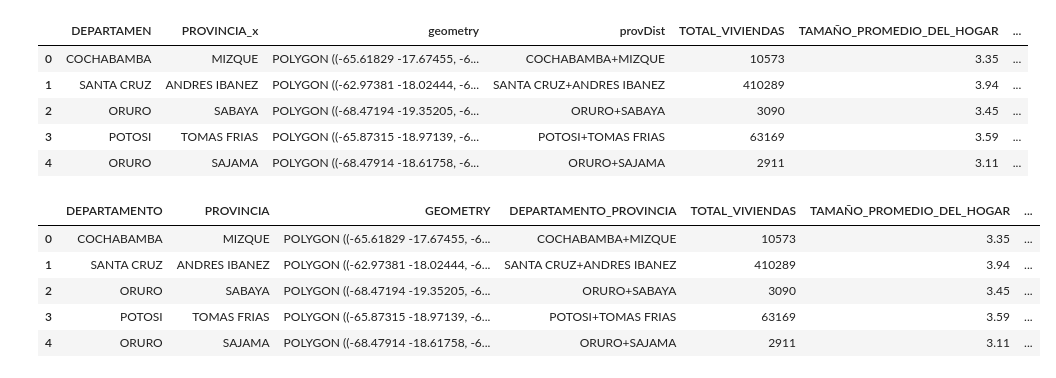
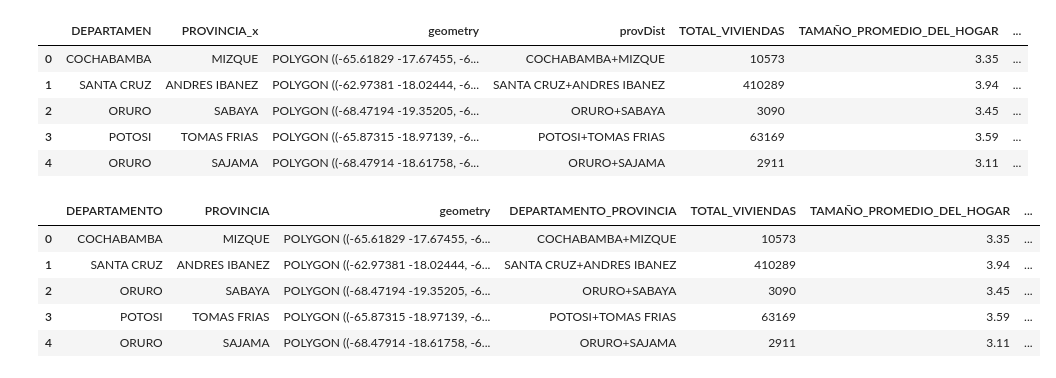
Before and after one commit to FabianRomero20/Examen2, a Jupyter notebook: Ejercicios_Finales.ipynb, the cells around one changed output. Cells and saved outputs as stored; diff of their text form; code cells hidden in the pictures.

```diff
--- a/Ejercicios_Finales.ipynb
+++ b/Ejercicios_Finales.ipynb
@@ -196,11 +196,11 @@ dataBolmap.head()
 | 4 | ORURO | SAJAMA | POLYGON ((-68.47914 -18.61758, -6... | ORURO+SAJAMA | 2911 | 3.11 | ... |
 # %%
 # Cambiamos los nombres para que sean más cómodos de usar
-nuevos_nombres = {'DEPARTAMEN': 'DEPARTAMENTO', 'PROVINCIA_x': 'PROVINCIA','geometry': 'GEOMETRY','DEPARTAMENTO+PROVINCIA': 'DEPARTAMENTO_PROVINCIA'}
+nuevos_nombres = {'DEPARTAMEN': 'DEPARTAMENTO', 'PROVINCIA_x': 'PROVINCIA','provDist': 'DEPARTAMENTO_PROVINCIA'}
 dataBolmap.rename(columns=nuevos_nombres, inplace=True)
 dataBolmap.head()
 # %% [output]
-|  | DEPARTAMENTO | PROVINCIA | GEOMETRY | DEPARTAMENTO_PROVINCIA | TOTAL_VIVIENDAS | TAMAÑO_PROMEDIO_DEL_HOGAR | ... |
+|  | DEPARTAMENTO | PROVINCIA | geometry | DEPARTAMENTO_PROVINCIA | TOTAL_VIVIENDAS | TAMAÑO_PROMEDIO_DEL_HOGAR | ... |
 | 0 | COCHABAMBA | MIZQUE | POLYGON ((-65.61829 -17.67455, -6... | COCHABAMBA+MIZQUE | 10573 | 3.35 | ... |
 | 1 | SANTA CRUZ | ANDRES IBANEZ | POLYGON ((-62.97381 -18.02444, -6... | SANTA CRUZ+ANDRES IBANEZ | 410289 | 3.94 | ... |
 | 2 | ORURO | SABAYA | POLYGON ((-68.47194 -19.35205, -6... | ORURO+SABAYA | 3090 | 3.45 | ... |
```
Also changed, not shown: parts of 1 cell of this notebook, 1 other file.
